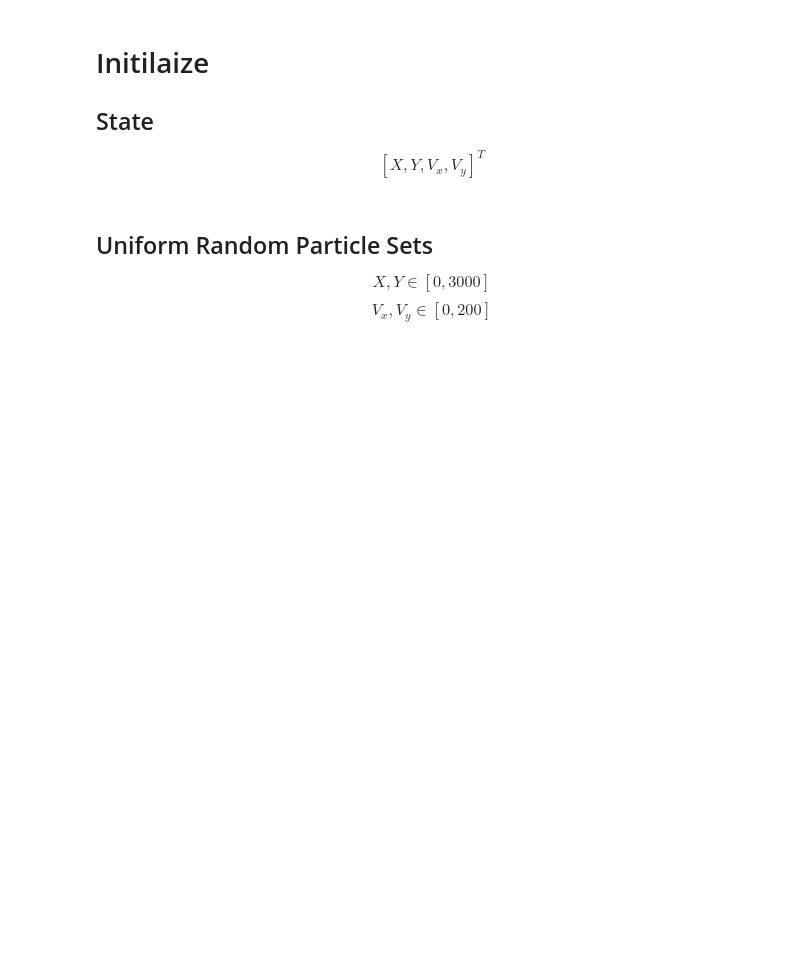
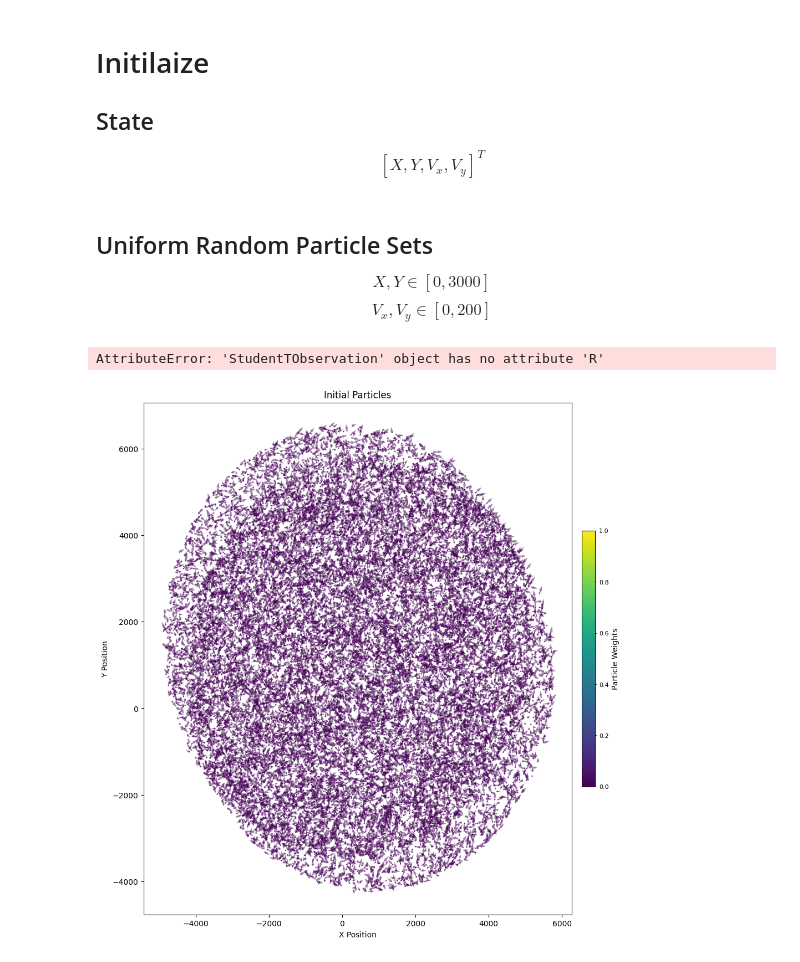
Before and after one commit to Horizon-42/particle_filter, a Jupyter notebook: run_partickle_filter.ipynb, the cells around one changed output. Cells and saved outputs as stored; diff of their text form; code cells hidden in the pictures; blank space fills up the shorter version.

```diff
--- a/run_partickle_filter.ipynb
+++ b/run_partickle_filter.ipynb
@@ -42,19 +47,22 @@ $$V_x, V_y \in [0, 200]$$
 # %%
 from partickle_filter import ParticleFilter
 pf = ParticleFilter(delta_t, 10000, ball_num, observ_model)
 
 init_particles, init_weights = pf.init_particles, pf.init_weights
 
 # show initial particles
 fig, ax = plt.subplots(figsize=(12, 12))
 # ax.set_xlim(0, 3000)
 # ax.set_ylim(0, 3000)
 ax.set_title('Initial Particles')
 ax.set_xlabel('X Position')
 ax.set_ylabel('Y Position')
 plot_particles(ax, init_particles, init_weights)
-plot_observations(ax, states, observations, pf.observe_model.R)
+plot_observations(ax, states, observations)
 plt.show()
+# %% [output]
+AttributeError: 'StudentTObservation' object has no attribute 'R'
+[figure, added]
 # %%
 import matplotlib.pyplot as plt
 import numpy as np
```
Also changed, not shown: parts of 2 cells of this notebook, 4 other files.
